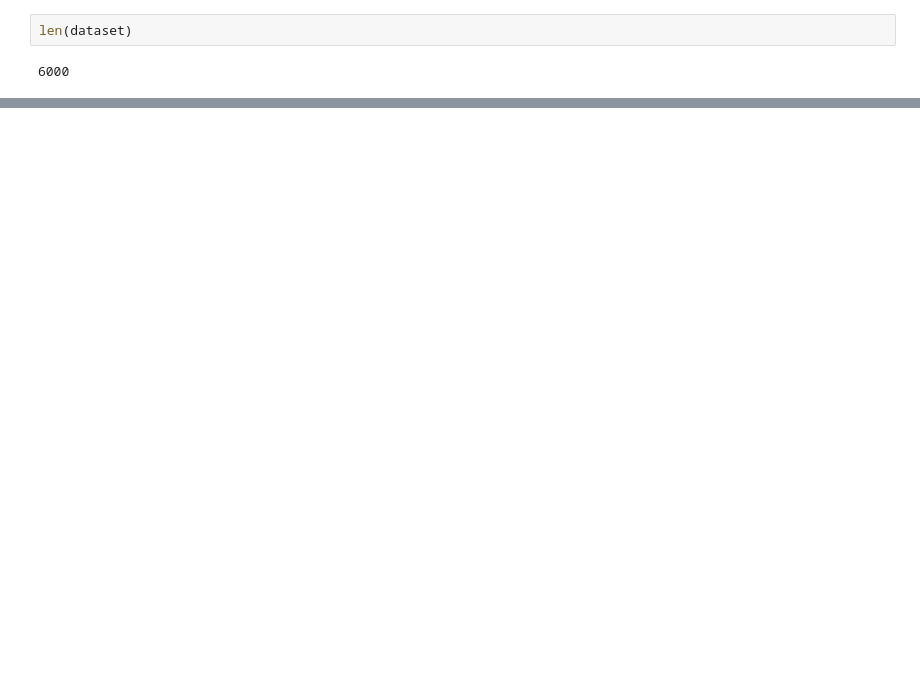
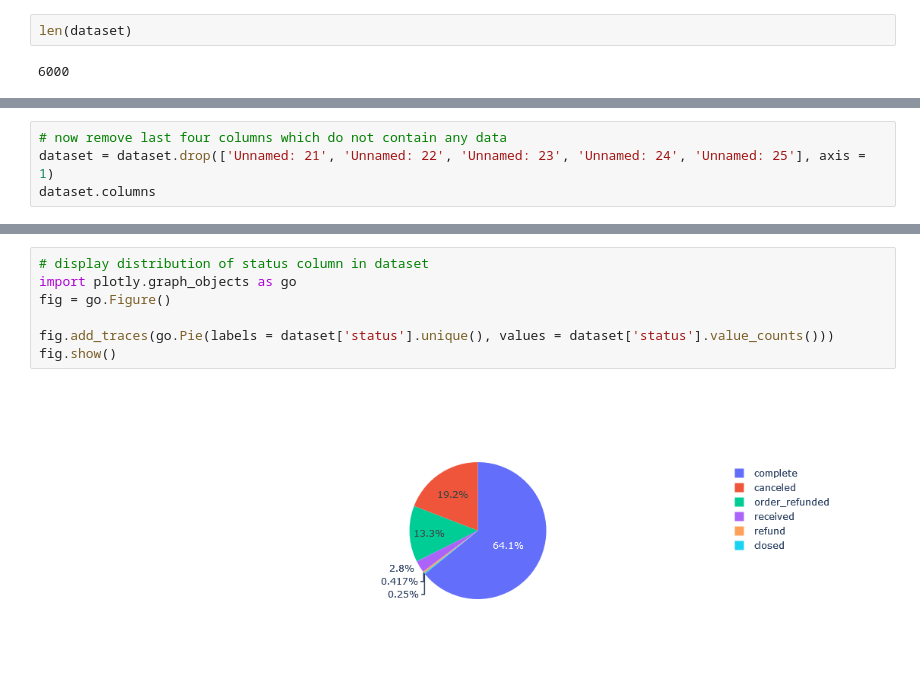
Before and after one commit to arfan64shah/Data_Science, a Jupyter notebook: EDA/EDA.ipynb, the cells around one changed output, grey strips where cells are left out. Drawn from its saved outputs; the diff is of its cells as text; blank space fills up the shorter version.

Commit message:
Added e commerce dataset for EDA

```diff
--- a/EDA/EDA.ipynb
+++ b/EDA/EDA.ipynb
@@ -20,0 +73,4 @@ len(dataset)
+# %%
+# now remove last four columns which do not contain any data
+dataset = dataset.drop(['Unnamed: 21', 'Unnamed: 22', 'Unnamed: 23', 'Unnamed: 24', 'Unnamed: 25'], axis = 1)
+dataset.columns
@@ -20,0 +137,9 @@ len(dataset)
+# %%
+# display distribution of status column in dataset
+import plotly.graph_objects as go
+fig = go.Figure()
+
+fig.add_traces(go.Pie(labels = dataset['status'].unique(), values = dataset['status'].value_counts()))
+fig.show()
+# %% [output]
+[figure, added]
```
Also changed, not shown: parts of 8 cells of this notebook.
